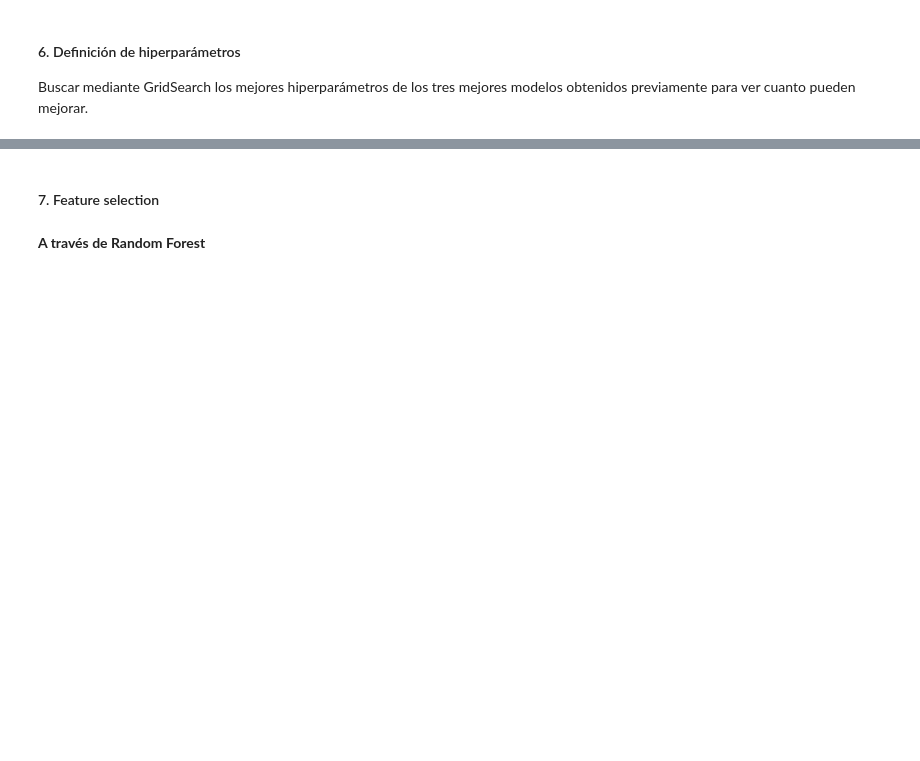
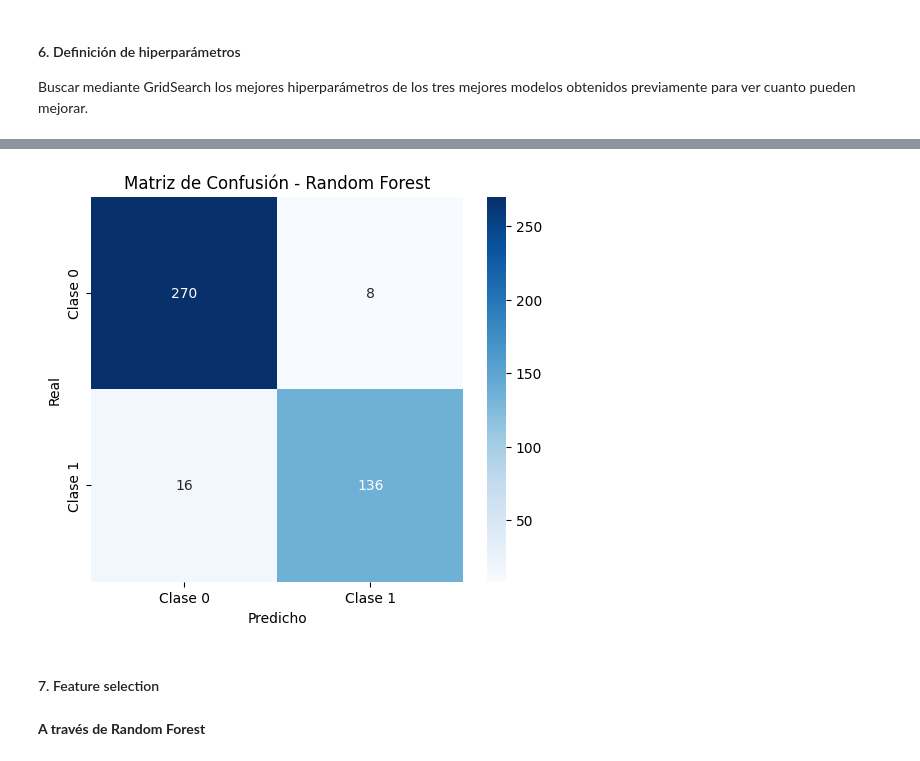
Before and after one commit to MartaaTebar/ML_Alzheimer_Disease, a Jupyter notebook: src/notebooks/primeras_pruebas.ipynb, the cells around one changed output, grey strips where cells are left out. Cells and saved outputs as stored; diff of their text form; code cells hidden in the pictures; blank space fills up the shorter version.

```diff
--- a/src/notebooks/primeras_pruebas.ipynb
+++ b/src/notebooks/primeras_pruebas.ipynb
@@ -532,3 +564,7 @@ F1 Score: 0.9116
+# %%
+plot_confusion_matrix(y_test, y_pred_rf, "Random Forest")
+# %% [output]
+[figure, added]
 # %% [markdown]
 #### 7. Feature selection
 # %% [markdown]
```
Also changed, not shown: parts of 27 cells of this notebook.
